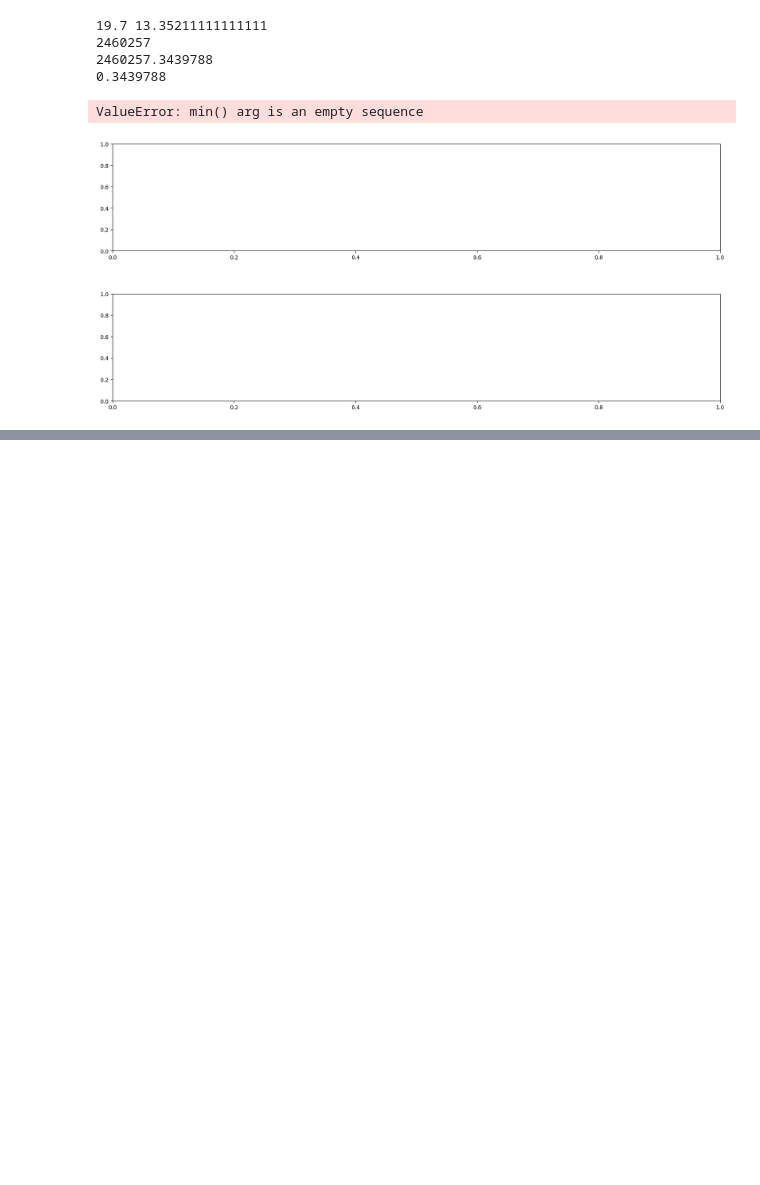
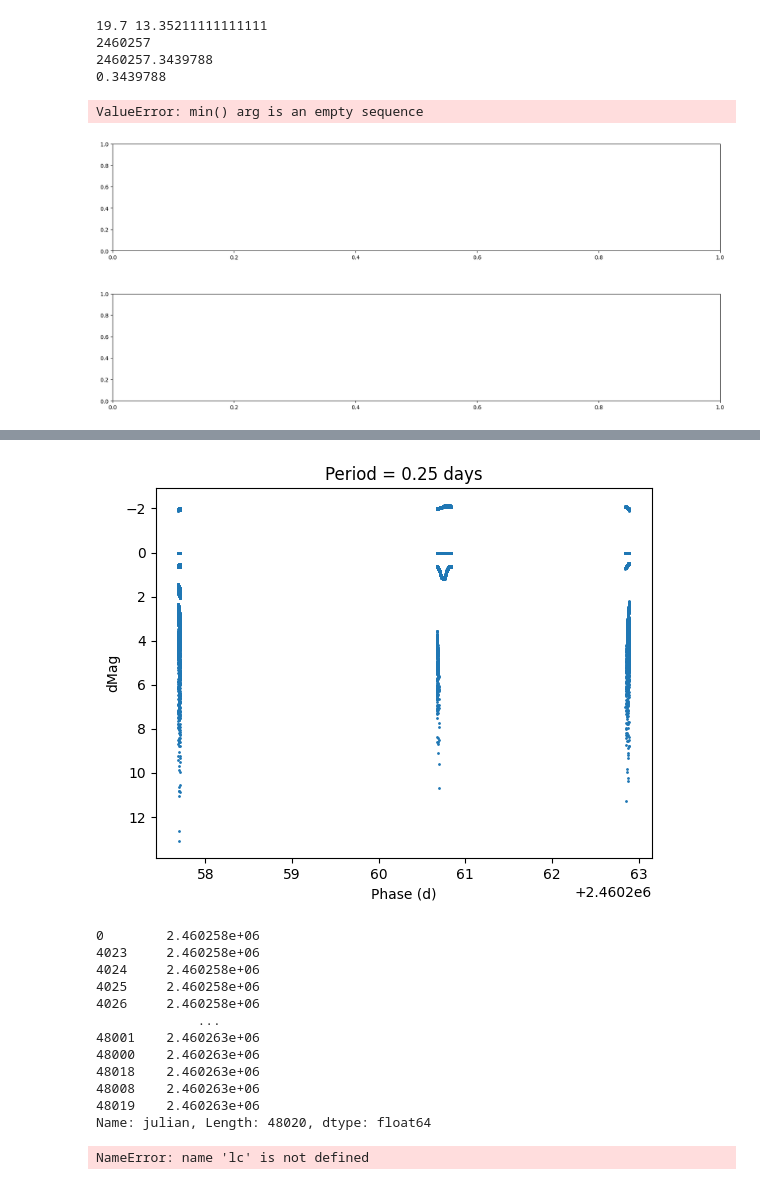
Before and after one commit to sagesanto/contactBinaries, a Jupyter notebook: plotPos.ipynb, the cells around one changed output, grey strips where cells are left out. Saved outputs shown, nothing was run; the diff lists cells and outputs as text; code cells hidden in the pictures; blank space fills up the shorter version.

```diff
--- a/plotPos.ipynb
+++ b/plotPos.ipynb
@@ -797,0 +798,47 @@ PHOEBE: passband "Johnson:V" has a newer version available.  Run phoebe.list_pas
+# %%
+lc = pd.read_csv("all_phot_2023_11_17.csv")
+lc["times"] = pd.to_datetime(lc["timestamp"],format="%Y-%m-%dT%H:%M:%S.0000")
+lc["julian"] = [datetimeToJulian(t) for t in lc["times"]]
+# lc["phase"] = [phi(t=t) for t in lc["julian"]]
+lc = lc.sort_values(by="julian")
+lc.to_csv("jd_photometry.csv",index=None)
+# %%
+fig, ax = plt.subplots()
+mag_col = "dmag_5"
+p = 0.25
+ax.set_title(f"Period = {round(p,2)} days")
+ax.set_xlabel("Phase (d)")
+ax.set_ylabel("dMag")
+# ax.set_xlim(0,p)
+ax.scatter(lc["julian"],lc[mag_col],s=1)
+plt.gca().invert_yaxis()
+plt.show()
+print(lc["julian"])
+# %% [output]
+[figure, added]
+0        2.460258e+06
+4023     2.460258e+06
+4024     2.460258e+06
+4025     2.460258e+06
+4026     2.460258e+06
+             ...
+48001    2.460263e+06
+48000    2.460263e+06
+48018    2.460263e+06
+48008    2.460263e+06
+48019    2.460263e+06
+Name: julian, Length: 48020, dtype: float64
+# %%
+# plot a binned lightcurve of just the target
+bin_duration_days = 1/1440 # 1 minute
+num_bins = (max(lc["julian"]) - min(lc["julian"])) / bin_duration_days
+
+values, bin_edges = np.histogram(lc["julian"], bins=num_bins)
+
+bins = np.digitize(lc["julian"], bin_edges)
+
+binned_dmags = [np.median(np.abs(lc.loc[bins == i, mag_col].to_numpy())) for i in range(1, len(bin_edges))]
+
+plt.plot(bin_edges[:-1], binned_dmags,c="blue",label="Median")
+# %% [output]
+NameError: name 'lc' is not defined
```
Also changed, not shown: parts of 12 cells of this notebook, 6 other files.
